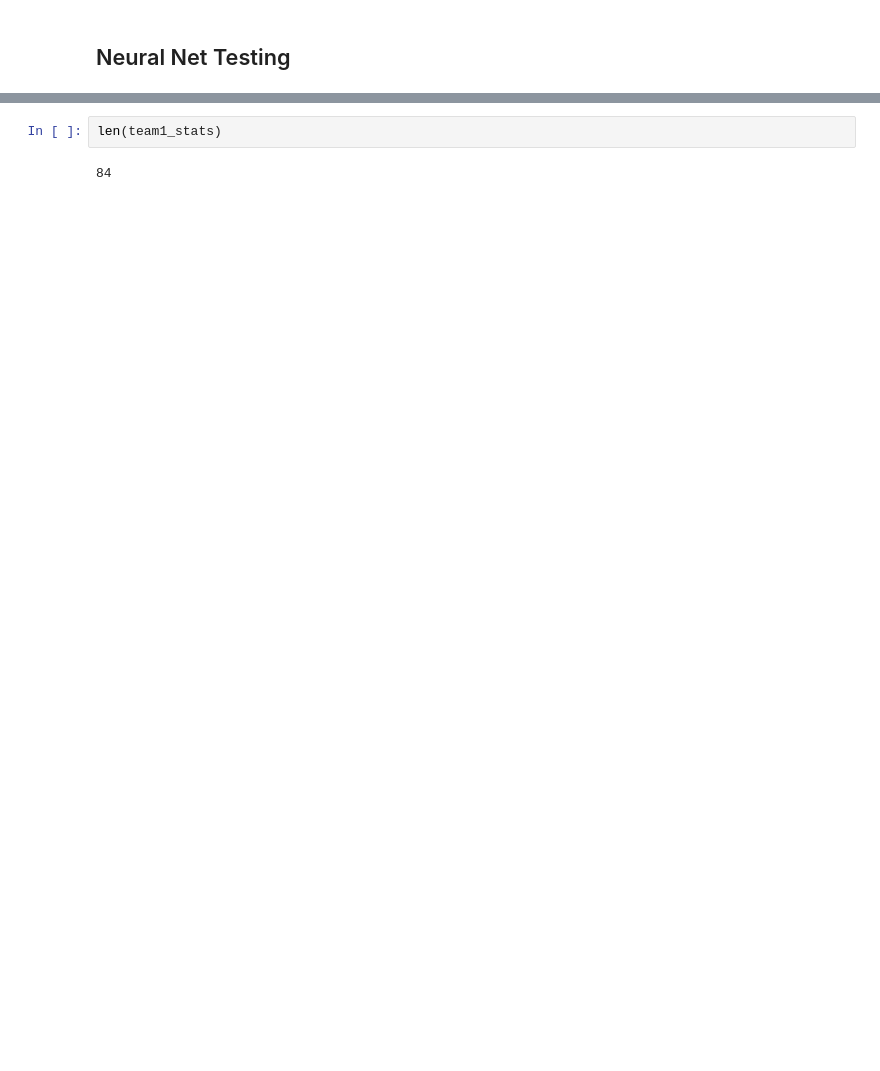
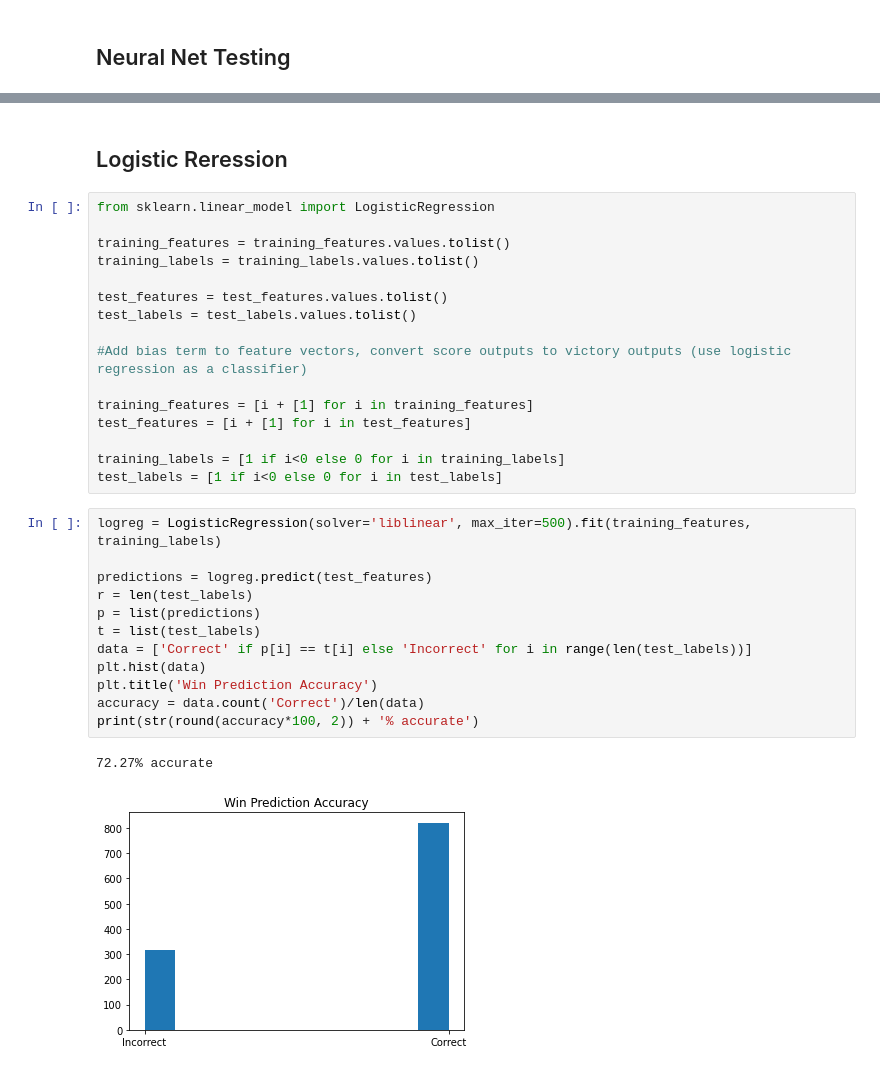
Before and after one commit to carlchua/nbapredictor, a Jupyter notebook: NeuralNet.ipynb, the cells around one changed output, grey strips where cells are left out. Drawn from its saved outputs; the diff is of its cells as text; blank space fills up the shorter version.

Commit message:
logreg

```diff
--- a/NeuralNet.ipynb
+++ b/NeuralNet.ipynb
@@ -192,4 +162,33 @@ NameError: name 'features' is not defined
-# %%
-len(team1_stats)
-# %% [output]
-84
+# %% [markdown]
+## Logistic Reression
+# %%
+from sklearn.linear_model import LogisticRegression
+
+training_features = training_features.values.tolist()
+training_labels = training_labels.values.tolist()
+
+test_features = test_features.values.tolist()
+test_labels = test_labels.values.tolist()
+
+#Add bias term to feature vectors, convert score outputs to victory outputs (use logistic regression as a classifier)
+
+training_features = [i + [1] for i in training_features]
+test_features = [i + [1] for i in test_features]
+
+training_labels = [1 if i<0 else 0 for i in training_labels]
+test_labels = [1 if i<0 else 0 for i in test_labels]
+# %%
+logreg = LogisticRegression(solver='liblinear', max_iter=500).fit(training_features, training_labels)
+
+predictions = logreg.predict(test_features)
+r = len(test_labels)
+p = list(predictions)
+t = list(test_labels)
+data = ['Correct' if p[i] == t[i] else 'Incorrect' for i in range(len(test_labels))]
+plt.hist(data)
+plt.title('Win Prediction Accuracy')
+accuracy = data.count('Correct')/len(data)
+print(str(round(accuracy*100, 2)) + '% accurate')
+# %% [output]
+72.27% accurate
+[figure, added]
```
Also changed, not shown: parts of 7 cells of this notebook, 8 other files.
